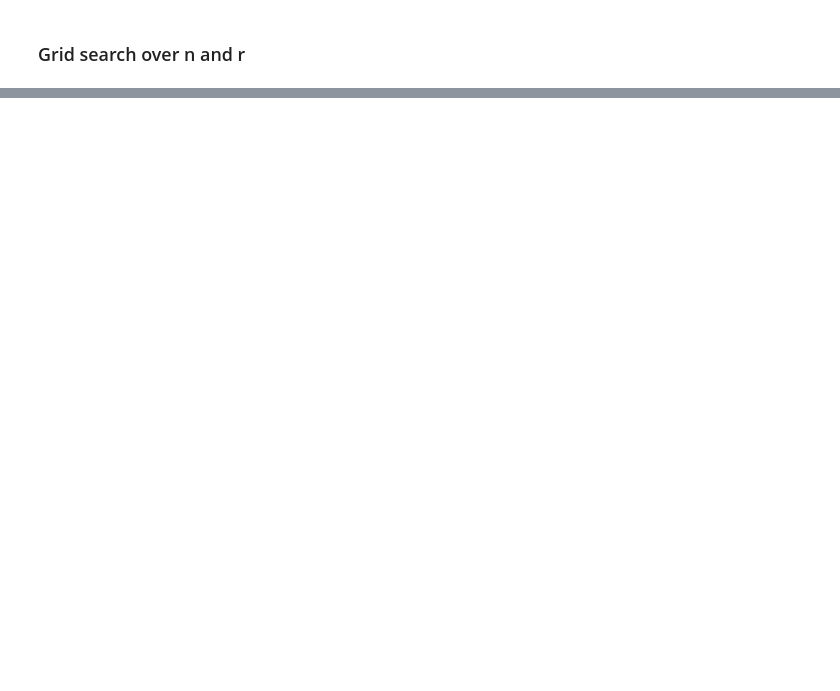
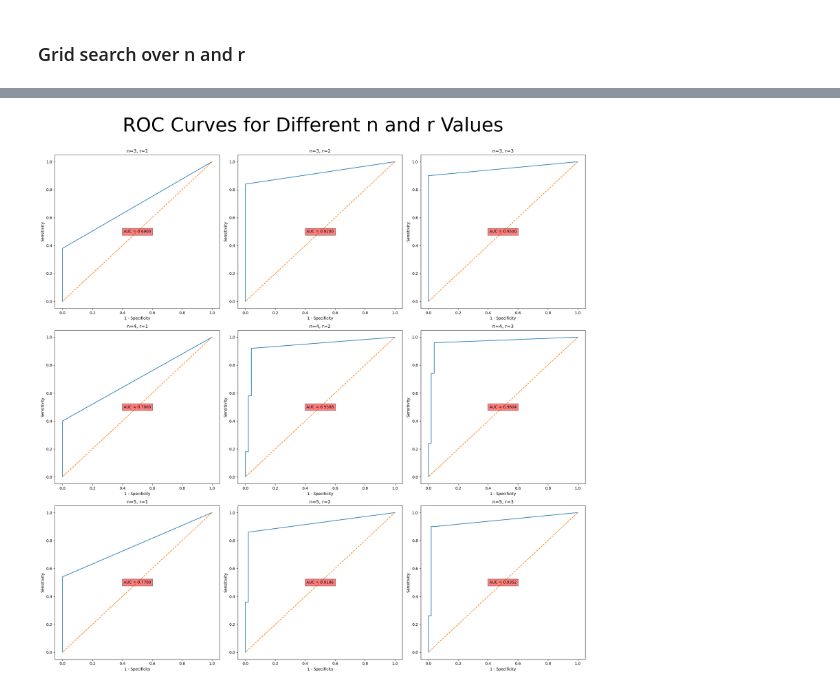
Before and after one commit to jasperpieterse/Natural-Computing, a Jupyter notebook: Assignment 2/negative-selection/Assignment_2.ipynb, the cells around one changed output, grey strips where cells are left out. Saved outputs shown, nothing was run; the diff lists cells and outputs as text; code cells hidden in the pictures; blank space fills up the shorter version.

```diff
--- a/Assignment 2/negative-selection/Assignment_2.ipynb
+++ b/Assignment 2/negative-selection/Assignment_2.ipynb
@@ -485,0 +524,73 @@ AUC score for faulty chunks for n = 15 and r = 5 is:  0.8852702588513647
+# %%
+# Parameter Setup
+n_values = [3, 4, 5]
+r_values = [1, 2, 3]
+test_set_nr = 1
+
+# Result Tracking
+all_auc_scores = []  # Stores AUC scores for each (n, r) combination
+
+# Grid Search
+fig, axs = plt.subplots(len(n_values), len(r_values), figsize=(20, 20))  # Adjust subplot size if needed
+plot_nr = 0  # Counter for tracking subplot positions
+
+for n in n_values:
+    for r in r_values:
+        # Pre-process the training data
+        train_file = f'{INPUT_PATH}syscalls/snd-cert/snd-cert.train' #change / to \\ for Windows
+        preprocessed_train_file = 'snd-cert_preprocessed.train'
+        train_chunks = extract_train_data(train_file, preprocessed_train_file, chunk_length = n)
+
+        # Pre-process the test data
+        test_file = f'{INPUT_PATH}syscalls/snd-cert/snd-cert.{test_set_nr}.test' #change / to \\ for Windows
+        label_file = f'{INPUT_PATH}syscalls/snd-cert/snd-cert.{test_set_nr}.labels' #change / to \\ for Windows
+        test_chunks, syscall_ids, labels = extract_test_data(test_file, label_file, chunk_length = n)
+
+        # Define training command
+        training_command = f"java -jar negsel2.jar -alphabet file://syscalls/snd-cert/snd-cert.alpha -self {preprocessed_train_file} -n {n} -r {r} -c -l"
+
+        # Compute the mean anomaly score for each system call
+        mean_predictions = []
+        for i in range(max(syscall_ids)+1):
+            # Select all chunks belonging to a single system call
+            selected_chunks = test_chunks[syscall_ids == i]
+
+            # Save selected chunks to a file, one chunk per line, such that it can be used as input for negative selection
+            with open(f'{INPUT_PATH}test.test','w') as file:
+                file.write('\n'.join(selected_chunks))
+
+            # Perform negative selection
+            pred_raw = run_java_command(f"{training_command} < test.test")
+            pred = list(map(float, pred_raw.split()))
+
+            # Compute average anomaly score of that line
+            mean_predictions.append(np.mean(pred))
+
+
+        #Get the sensitivity and specificity
+        sensitivity, specificity = calculate_sensitivity_specificity_linux(mean_predictions, labels)
+
+        #Calculate and store the AUC
+        auc_score = calculate_AUC(np.asarray(specificity), sensitivity)
+        print(f"AUC score: {auc_score:.2f}")
+        all_auc_scores.append(auc_score)
+
+        # Plot ROC Curve on Subplot
+        row = plot_nr // len(r_values)
+        col = plot_nr % len(r_values)
+
+        axs[row, col].plot(1 - np.asarray(specificity), sensitivity)
+        axs[row, col].plot(1-np.asarray(specificity), 1-np.asarray(specificity), '--')
+        axs[row, col].set_xlabel("1 - Specificity")
+        axs[row, col].set_ylabel("Sensitivity")
+        axs[row, col].set_title(f"n={n}, r={r}")
+        axs[row, col].text(0.5, 0.5, f"AUC = {auc_score:.4f}", horizontalalignment='center', verticalalignment='center', transform=axs[row, col].transAxes, bbox=dict(facecolor='red', alpha=0.5))
+
+        plot_nr += 1
+
+# Overall plot settings
+fig.suptitle('ROC Curves for Different n and r Values', y = 0.99, size = 50)
+plt.tight_layout()  # Helps prevent labels from overlapping
+plt.savefig("syscalls_grid_search2.png")  # Save the combined figure
+plt.show()
+# %% [output]
@@ -485,0 +606 @@ AUC score for faulty chunks for n = 15 and r = 5 is:  0.8852702588513647
+[figure, added]
```
Also changed, not shown: parts of 15 cells of this notebook, 14 other files.
